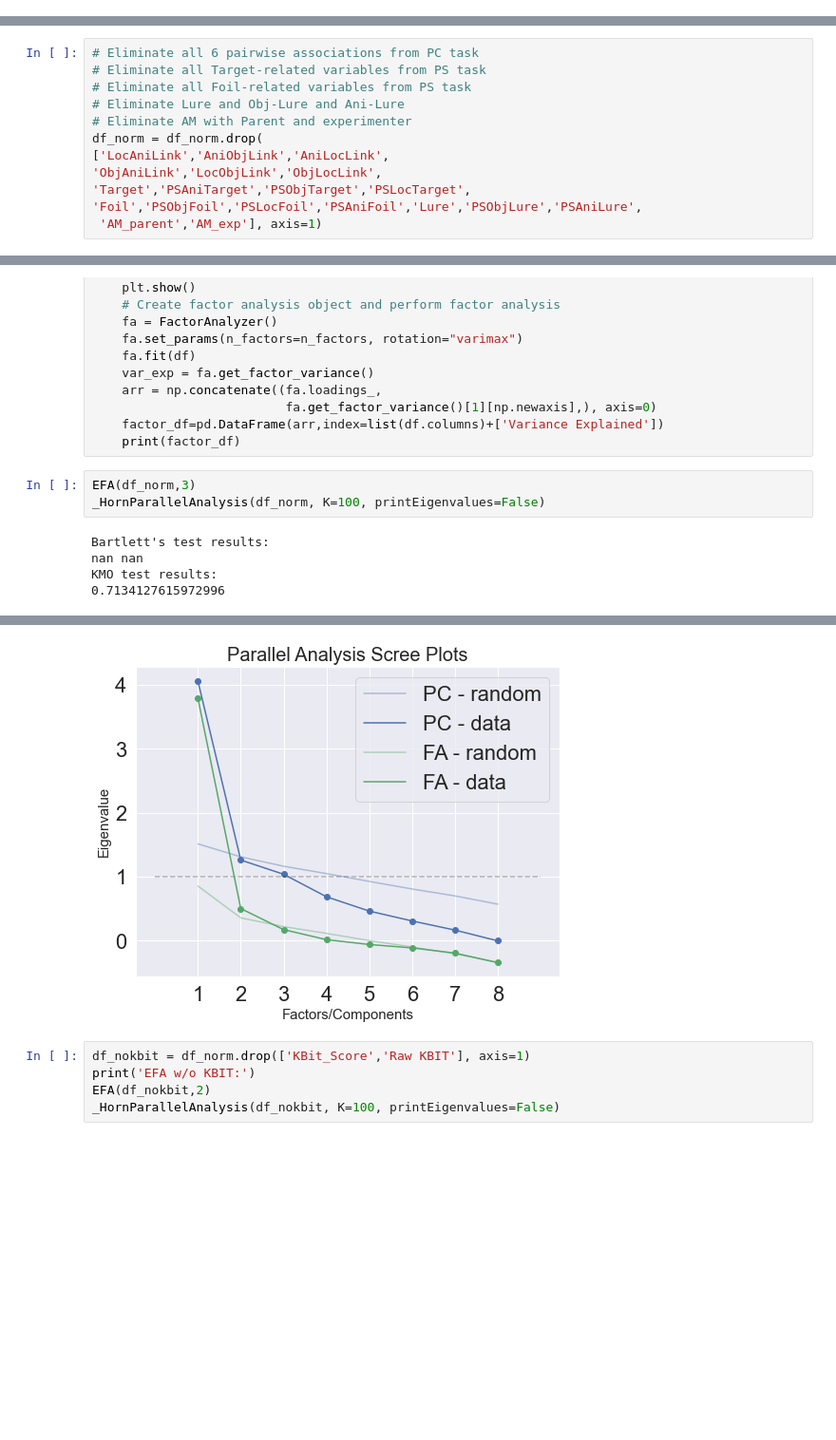
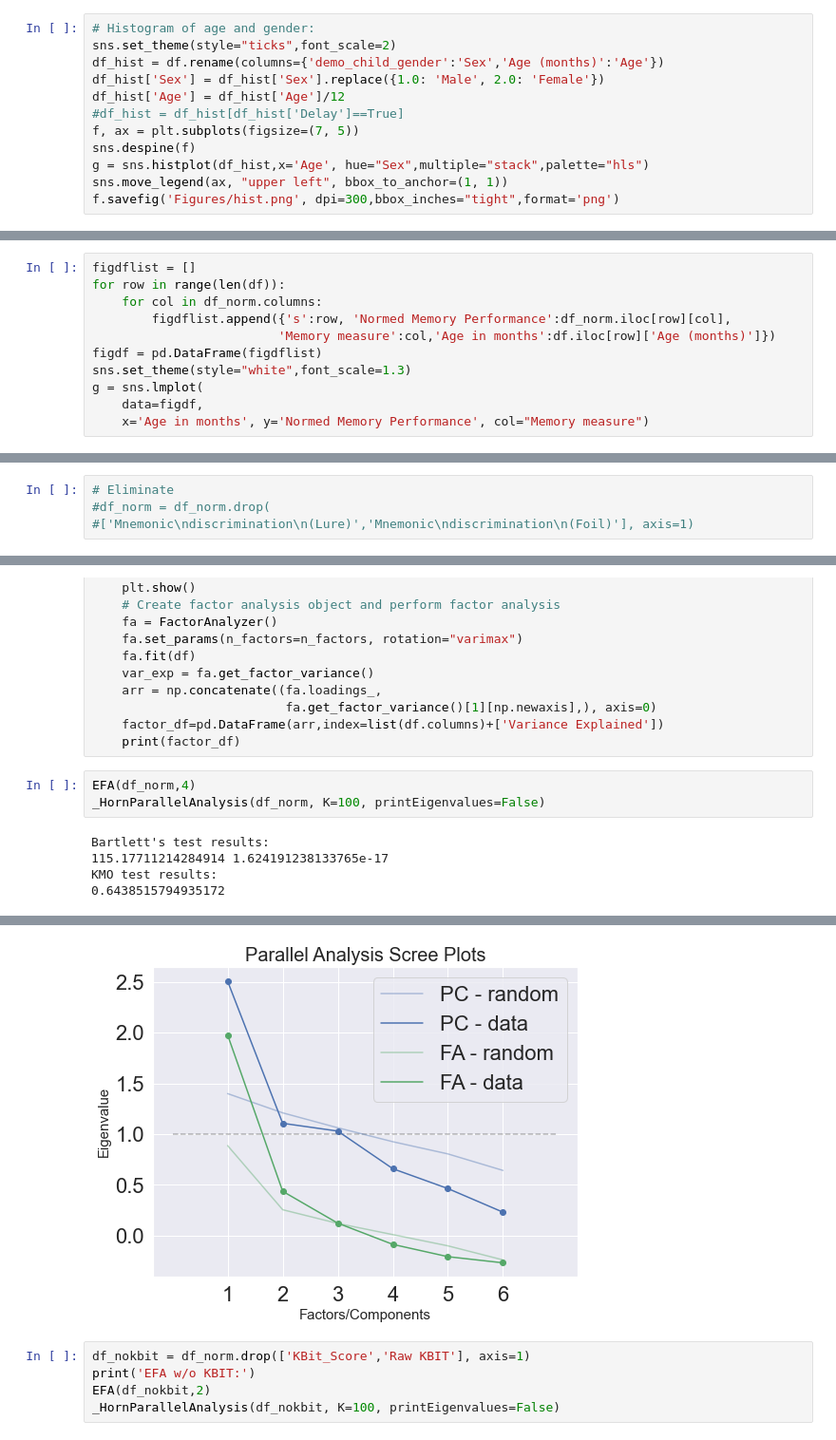
Before and after one commit to samsydco/Factor_Analysis, a Jupyter notebook: factor_anlaysis.ipynb, the cells around one changed output, grey strips where cells are left out. Shown: that part at 95% size. Drawn from its saved outputs; the diff is of its cells as text; blank space fills up the shorter version.

```diff
--- a/factor_anlaysis.ipynb
+++ b/factor_anlaysis.ipynb
@@ -38,0 +59,12 @@ df_norm = df_norm[['Relational\nBinding','Mnemonic\ndiscrimination\n(Target)',
+# %%
+# Histogram of age and gender:
+sns.set_theme(style="ticks",font_scale=2)
+df_hist = df.rename(columns={'demo_child_gender':'Sex','Age (months)':'Age'})
+df_hist['Sex'] = df_hist['Sex'].replace({1.0: 'Male', 2.0: 'Female'})
+df_hist['Age'] = df_hist['Age']/12
+#df_hist = df_hist[df_hist['Delay']==True]
+f, ax = plt.subplots(figsize=(7, 5))
+sns.despine(f)
+g = sns.histplot(df_hist,x='Age', hue="Sex",multiple="stack",palette="hls")
+sns.move_legend(ax, "upper left", bbox_to_anchor=(1, 1))
+f.savefig('Figures/hist.png', dpi=300,bbox_inches="tight",format='png')
@@ -68,0 +143,11 @@ Correrelations for: Maus/AM
+# %%
+figdflist = []
+for row in range(len(df)):
+    for col in df_norm.columns:
+        figdflist.append({'s':row, 'Normed Memory Performance':df_norm.iloc[row][col],
+                         'Memory measure':col,'Age in months':df.iloc[row]['Age (months)']})
+figdf = pd.DataFrame(figdflist)
+sns.set_theme(style="white",font_scale=1.3)
+g = sns.lmplot(
+    data=figdf,
+    x='Age in months', y='Normed Memory Performance', col="Memory measure")
@@ -92,15 +174,7 @@ Mnemonic discrimination (Lure) Mnemonic discrimination (Target) -0.8453626886141
 # %%
-# Eliminate all 6 pairwise associations from PC task
-# Eliminate all Target-related variables from PS task
-# Eliminate all Foil-related variables from PS task
-# Eliminate Lure and Obj-Lure and Ani-Lure
-# Eliminate AM with Parent and experimenter
-df_norm = df_norm.drop(
-['LocAniLink','AniObjLink','AniLocLink',
-'ObjAniLink','LocObjLink','ObjLocLink',
-'Target','PSAniTarget','PSObjTarget','PSLocTarget',
-'Foil','PSObjFoil','PSLocFoil','PSAniFoil','Lure','PSObjLure','PSAniLure',
- 'AM_parent','AM_exp'], axis=1)
+# Eliminate
+#df_norm = df_norm.drop(
+#['Mnemonic\ndiscrimination\n(Lure)','Mnemonic\ndiscrimination\n(Foil)'], axis=1)
 # %%
 # Find any weakly correlated variables:
 corr_matrix = df_norm.corr()
@@ -272,10 +364,10 @@ def EFA(df,n_factors):
     factor_df=pd.DataFrame(arr,index=list(df.columns)+['Variance Explained'])
     print(factor_df)
 # %%
-EFA(df_norm,3)
+EFA(df_norm,4)
 _HornParallelAnalysis(df_norm, K=100, printEigenvalues=False)
 # %% [output]
 Bartlett's test results:
-nan nan
+115.17711214284914 1.624191238133765e-17
 KMO test results:
-0.7134127615972996
+0.6438515794935172
@@ -293,5 +383,5 @@ Variance Explained                  0.424699  0.158957  0.075789
 Parallel analysis suggests that the number of factors =  3  and the number of components =  1
-[figure, old version]
+[figure, new version]
 # %%
 df_nokbit = df_norm.drop(['KBit_Score','Raw KBIT'], axis=1)
 print('EFA w/o KBIT:')
```
Also changed, not shown: parts of 16 cells of this notebook.
